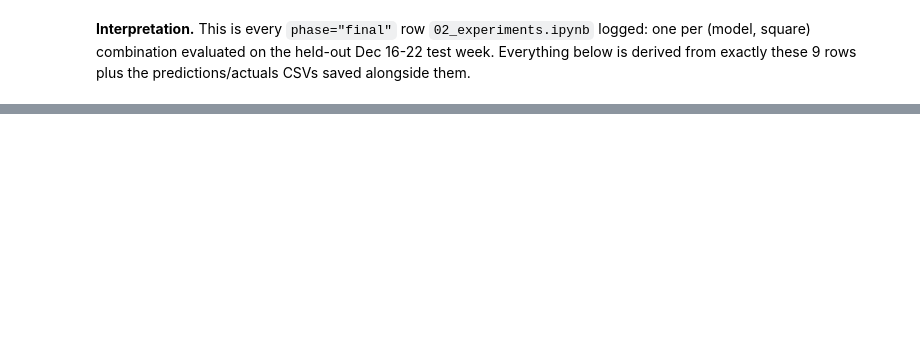
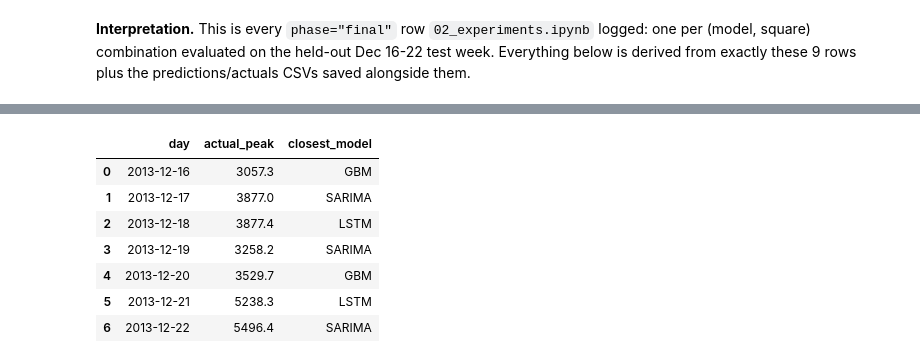
Before and after one commit to nehemmy55/Time-Series-Forecasting, a Jupyter notebook: notebooks/03_model_comparison.ipynb, the cells around one changed output, grey strips where cells are left out. Saved outputs shown, nothing was run; the diff lists cells and outputs as text; code cells hidden in the pictures; blank space fills up the shorter version.

```diff
--- a/notebooks/03_model_comparison.ipynb
+++ b/notebooks/03_model_comparison.ipynb
@@ -83,3 +138,25 @@ for square_id in TOP3:
+# %%
+# Checked, not assumed: which model is closest at each day's single highest
+# point, for square 5161's test week? (Verifies whether GBM's aggregate MAE
+# advantage comes from consistently nailing peaks specifically, or from
+# something else.)
+actuals_5161 = pd.read_csv(RESULTS_DIR / "actuals_5161.csv", index_col=0, parse_dates=True)["actual"]
+preds_5161 = {m: pd.read_csv(RESULTS_DIR / f"predictions_{m.lower()}_5161.csv", index_col=0, parse_dates=True)["prediction"] for m in MODEL_NAMES}
+peak_winners = []
+for day, day_actuals in actuals_5161.groupby(actuals_5161.index.date):
+    peak_ts = day_actuals.idxmax()
+    errs = {m: abs(preds_5161[m].loc[peak_ts] - actuals_5161.loc[peak_ts]) for m in MODEL_NAMES}
+    peak_winners.append({"day": day, "actual_peak": round(actuals_5161.loc[peak_ts], 1), "closest_model": min(errs, key=errs.get)})
+pd.DataFrame(peak_winners)
+# %% [output]
+|  | day | actual_peak | closest_model |
+| 0 | 2013-12-16 | 3057.3 | GBM |
+| 1 | 2013-12-17 | 3877.0 | SARIMA |
+| 2 | 2013-12-18 | 3877.4 | LSTM |
+| 3 | 2013-12-19 | 3258.2 | SARIMA |
+| 4 | 2013-12-20 | 3529.7 | GBM |
+| 5 | 2013-12-21 | 5238.3 | LSTM |
+| 6 | 2013-12-22 | 5496.4 | SARIMA |
 # %% [markdown]
 **Interpretation.** All nine panels track the daily rise-and-fall shape
 closely - expected, given how strong the daily periodicity found in
```
Also changed, not shown: parts of 10 cells of this notebook, 28 other files.
